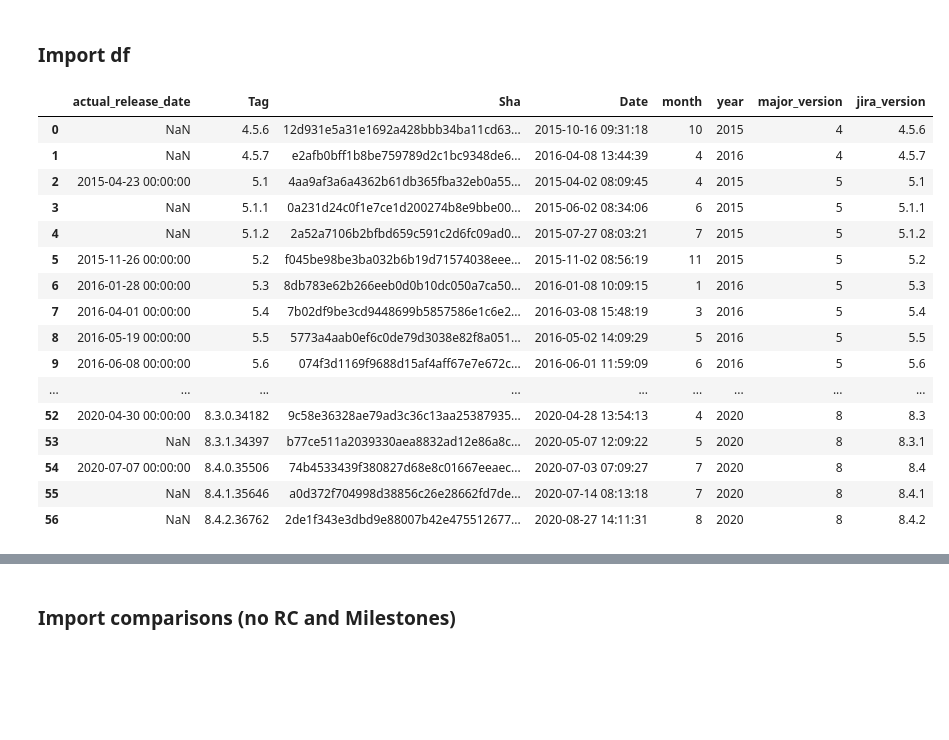
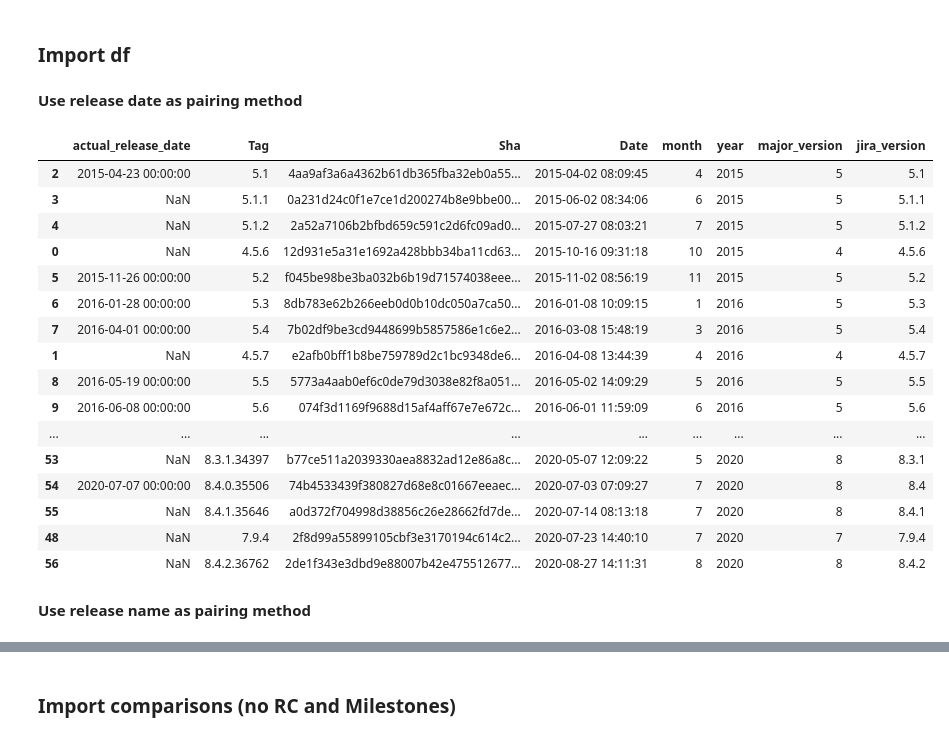
Before and after one commit to IncioMan/Continuous-Integration-metrics-for-post-release-bugs-prediction, a Jupyter notebook: notebooks/parser_and_validation/Tag_comparison_parser_no_rc_and_milestones.ipynb, the cells around one changed output, grey strips where cells are left out. Cells and saved outputs as stored; diff of their text form; code cells hidden in the pictures; blank space fills up the shorter version.

Commit message:
release metrics extraction in thesis

```diff
--- a/notebooks/parser_and_validation/Tag_comparison_parser_no_rc_and_milestones.ipynb
+++ b/notebooks/parser_and_validation/Tag_comparison_parser_no_rc_and_milestones.ipynb
@@ -23,23 +24,27 @@ jobsDf = pd.read_csv(f"{csv_folder}/allJobs.csv", index_col=0)
 # %%
 tagsDf = pd.read_csv(f"{csv_folder}/tags_updated.csv", index_col=0)
 tagsDf.Date = pd.to_datetime(tagsDf.Date)
-# %%
-tagsDf
-# %% [output]
-|  | actual_release_date | Tag | Sha | Date | month | year | major_version | jira_version |
-| 0 | NaN | 4.5.6 | 12d931e5a31e1692a428bbb34ba11cd63... | 2015-10-16 09:31:18 | 10 | 2015 | 4 | 4.5.6 |
-| 1 | NaN | 4.5.7 | e2afb0bff1b8be759789d2c1bc9348de6... | 2016-04-08 13:44:39 | 4 | 2016 | 4 | 4.5.7 |
-| 2 | 2015-04-23 00:00:00 | 5.1 | 4aa9af3a6a4362b61db365fba32eb0a55... | 2015-04-02 08:09:45 | 4 | 2015 | 5 | 5.1 |
-| 3 | NaN | 5.1.1 | 0a231d24c0f1e7ce1d200274b8e9bbe00... | 2015-06-02 08:34:06 | 6 | 2015 | 5 | 5.1.1 |
-| 4 | NaN | 5.1.2 | 2a52a7106b2bfbd659c591c2d6fc09ad0... | 2015-07-27 08:03:21 | 7 | 2015 | 5 | 5.1.2 |
-| 5 | 2015-11-26 00:00:00 | 5.2 | f045be98be3ba032b6b19d71574038eee... | 2015-11-02 08:56:19 | 11 | 2015 | 5 | 5.2 |
-| 6 | 2016-01-28 00:00:00 | 5.3 | 8db783e62b266eeb0d0b10dc050a7ca50... | 2016-01-08 10:09:15 | 1 | 2016 | 5 | 5.3 |
-| 7 | 2016-04-01 00:00:00 | 5.4 | 7b02df9be3cd9448699b5857586e1c6e2... | 2016-03-08 15:48:19 | 3 | 2016 | 5 | 5.4 |
-| 8 | 2016-05-19 00:00:00 | 5.5 | 5773a4aab0ef6c0de79d3038e82f8a051... | 2016-05-02 14:09:29 | 5 | 2016 | 5 | 5.5 |
-| 9 | 2016-06-08 00:00:00 | 5.6 | 074f3d1169f9688d15af4aff67e7e672c... | 2016-06-01 11:59:09 | 6 | 2016 | 5 | 5.6 |
-| ... | ... | ... | ... | ... | ... | ... | ... | ... |
-| 52 | 2020-04-30 00:00:00 | 8.3.0.34182 | 9c58e36328ae79ad3c36c13aa25387935... | 2020-04-28 13:54:13 | 4 | 2020 | 8 | 8.3 |
-| 53 | NaN | 8.3.1.34397 | b77ce511a2039330aea8832ad12e86a8c... | 2020-05-07 12:09:22 | 5 | 2020 | 8 | 8.3.1 |
-| 54 | 2020-07-07 00:00:00 | 8.4.0.35506 | 74b4533439f380827d68e8c01667eeaec... | 2020-07-03 07:09:27 | 7 | 2020 | 8 | 8.4 |
-| 55 | NaN | 8.4.1.35646 | a0d372f704998d38856c26e28662fd7de... | 2020-07-14 08:13:18 | 7 | 2020 | 8 | 8.4.1 |
-| 56 | NaN | 8.4.2.36762 | 2de1f343e3dbd9e88007b42e475512677... | 2020-08-27 14:11:31 | 8 | 2020 | 8 | 8.4.2 |
+# %% [markdown]
+**Use release date as pairing method**
+# %%
+tagsDf.sort_values(by="Date")
+# %% [output]
+|  | actual_release_date | Tag | Sha | Date | month | year | major_version | jira_version |
+| 2 | 2015-04-23 00:00:00 | 5.1 | 4aa9af3a6a4362b61db365fba32eb0a55... | 2015-04-02 08:09:45 | 4 | 2015 | 5 | 5.1 |
+| 3 | NaN | 5.1.1 | 0a231d24c0f1e7ce1d200274b8e9bbe00... | 2015-06-02 08:34:06 | 6 | 2015 | 5 | 5.1.1 |
+| 4 | NaN | 5.1.2 | 2a52a7106b2bfbd659c591c2d6fc09ad0... | 2015-07-27 08:03:21 | 7 | 2015 | 5 | 5.1.2 |
+| 0 | NaN | 4.5.6 | 12d931e5a31e1692a428bbb34ba11cd63... | 2015-10-16 09:31:18 | 10 | 2015 | 4 | 4.5.6 |
+| 5 | 2015-11-26 00:00:00 | 5.2 | f045be98be3ba032b6b19d71574038eee... | 2015-11-02 08:56:19 | 11 | 2015 | 5 | 5.2 |
+| 6 | 2016-01-28 00:00:00 | 5.3 | 8db783e62b266eeb0d0b10dc050a7ca50... | 2016-01-08 10:09:15 | 1 | 2016 | 5 | 5.3 |
+| 7 | 2016-04-01 00:00:00 | 5.4 | 7b02df9be3cd9448699b5857586e1c6e2... | 2016-03-08 15:48:19 | 3 | 2016 | 5 | 5.4 |
+| 1 | NaN | 4.5.7 | e2afb0bff1b8be759789d2c1bc9348de6... | 2016-04-08 13:44:39 | 4 | 2016 | 4 | 4.5.7 |
+| 8 | 2016-05-19 00:00:00 | 5.5 | 5773a4aab0ef6c0de79d3038e82f8a051... | 2016-05-02 14:09:29 | 5 | 2016 | 5 | 5.5 |
+| 9 | 2016-06-08 00:00:00 | 5.6 | 074f3d1169f9688d15af4aff67e7e672c... | 2016-06-01 11:59:09 | 6 | 2016 | 5 | 5.6 |
+| ... | ... | ... | ... | ... | ... | ... | ... | ... |
+| 53 | NaN | 8.3.1.34397 | b77ce511a2039330aea8832ad12e86a8c... | 2020-05-07 12:09:22 | 5 | 2020 | 8 | 8.3.1 |
+| 54 | 2020-07-07 00:00:00 | 8.4.0.35506 | 74b4533439f380827d68e8c01667eeaec... | 2020-07-03 07:09:27 | 7 | 2020 | 8 | 8.4 |
+| 55 | NaN | 8.4.1.35646 | a0d372f704998d38856c26e28662fd7de... | 2020-07-14 08:13:18 | 7 | 2020 | 8 | 8.4.1 |
+| 48 | NaN | 7.9.4 | 2f8d99a55899105cbf3e3170194c614c2... | 2020-07-23 14:40:10 | 7 | 2020 | 7 | 7.9.4 |
+| 56 | NaN | 8.4.2.36762 | 2de1f343e3dbd9e88007b42e475512677... | 2020-08-27 14:11:31 | 8 | 2020 | 8 | 8.4.2 |
+# %% [markdown]
+**Use release name as pairing method**
```
Also changed, not shown: parts of 8 cells of this notebook, 5 other files.
